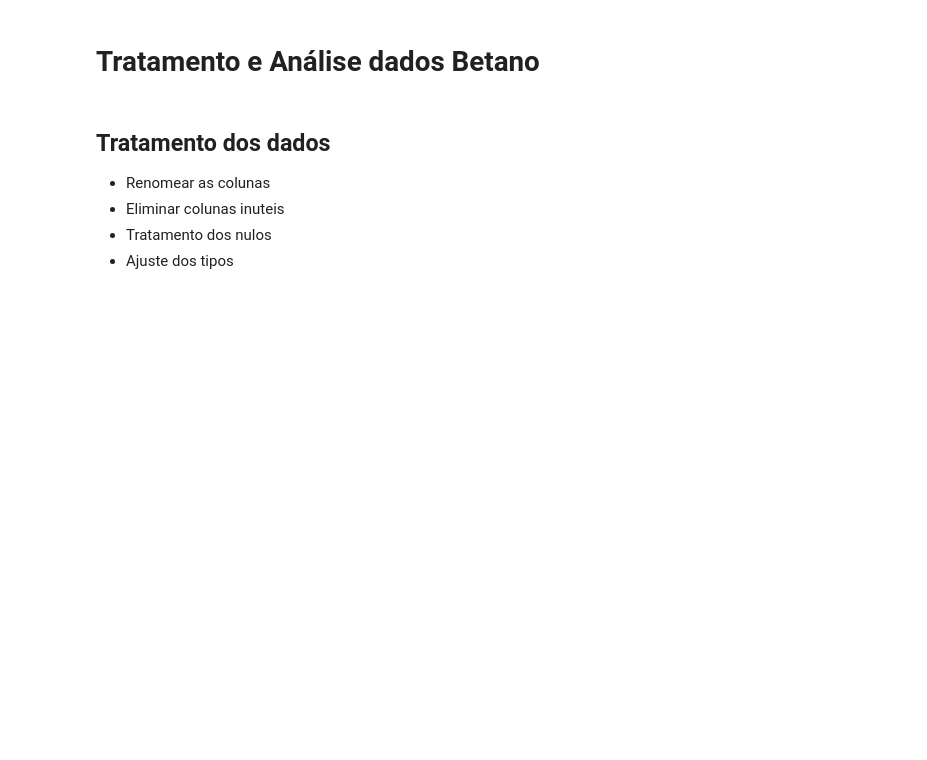
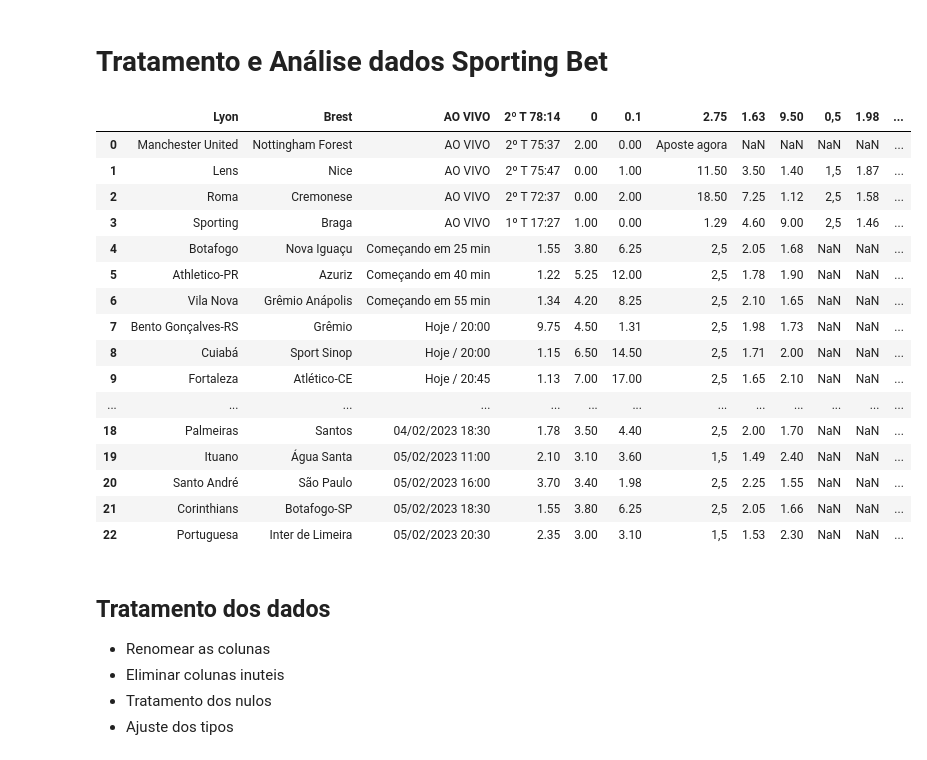
Before and after one commit to eusoulucas/surebet, a Jupyter notebook: analisysSportingB.ipynb, the cells around one changed output. Drawn from its saved outputs; the diff is of its cells as text; code cells hidden in the pictures; blank space fills up the shorter version.

```diff
--- a/analisysSportingB.ipynb
+++ b/analisysSportingB.ipynb
@@ -1,5 +1,5 @@
 # %% [markdown]
-# Tratamento e Análise dados Betano
+# Tratamento e Análise dados Sporting Bet
 # %%
 #IMPORTANDO AS BIBLIOTECAS NECESSÃRIAS
 import pandas as pd
@@ -9,3 +9,23 @@ df_ba = pd.read_csv('dados/jogos_betanoBrasil.csv', on_bad_lines='skip') # PULA
+# %%
+df_sb
+# %% [output]
+|  | Lyon | Brest | AO VIVO | 2º T 78:14 | 0 | 0.1 | 2.75 | 1.63 | 9.50 | 0,5 | 1.98 | ... |
+| 0 | Manchester United | Nottingham Forest | AO VIVO | 2º T 75:37 | 2.00 | 0.00 | Aposte agora | NaN | NaN | NaN | NaN | ... |
+| 1 | Lens | Nice | AO VIVO | 2º T 75:47 | 0.00 | 1.00 | 11.50 | 3.50 | 1.40 | 1,5 | 1.87 | ... |
+| 2 | Roma | Cremonese | AO VIVO | 2º T 72:37 | 0.00 | 2.00 | 18.50 | 7.25 | 1.12 | 2,5 | 1.58 | ... |
+| 3 | Sporting | Braga | AO VIVO | 1º T 17:27 | 1.00 | 0.00 | 1.29 | 4.60 | 9.00 | 2,5 | 1.46 | ... |
+| 4 | Botafogo | Nova Iguaçu | Começando em 25 min | 1.55 | 3.80 | 6.25 | 2,5 | 2.05 | 1.68 | NaN | NaN | ... |
+| 5 | Athletico-PR | Azuriz | Começando em 40 min | 1.22 | 5.25 | 12.00 | 2,5 | 1.78 | 1.90 | NaN | NaN | ... |
+| 6 | Vila Nova | Grêmio Anápolis | Começando em 55 min | 1.34 | 4.20 | 8.25 | 2,5 | 2.10 | 1.65 | NaN | NaN | ... |
+| 7 | Bento Gonçalves-RS | Grêmio | Hoje / 20:00 | 9.75 | 4.50 | 1.31 | 2,5 | 1.98 | 1.73 | NaN | NaN | ... |
+| 8 | Cuiabá | Sport Sinop | Hoje / 20:00 | 1.15 | 6.50 | 14.50 | 2,5 | 1.71 | 2.00 | NaN | NaN | ... |
+| 9 | Fortaleza | Atlético-CE | Hoje / 20:45 | 1.13 | 7.00 | 17.00 | 2,5 | 1.65 | 2.10 | NaN | NaN | ... |
+| ... | ... | ... | ... | ... | ... | ... | ... | ... | ... | ... | ... | ... |
+| 18 | Palmeiras | Santos | 04/02/2023 18:30 | 1.78 | 3.50 | 4.40 | 2,5 | 2.00 | 1.70 | NaN | NaN | ... |
+| 19 | Ituano | Água Santa | 05/02/2023 11:00 | 2.10 | 3.10 | 3.60 | 1,5 | 1.49 | 2.40 | NaN | NaN | ... |
+| 20 | Santo André | São Paulo | 05/02/2023 16:00 | 3.70 | 3.40 | 1.98 | 2,5 | 2.25 | 1.55 | NaN | NaN | ... |
+| 21 | Corinthians | Botafogo-SP | 05/02/2023 18:30 | 1.55 | 3.80 | 6.25 | 2,5 | 2.05 | 1.66 | NaN | NaN | ... |
+| 22 | Portuguesa | Inter de Limeira | 05/02/2023 20:30 | 2.35 | 3.00 | 3.10 | 1,5 | 1.53 | 2.30 | NaN | NaN | ... |
 # %% [markdown]
 ## Tratamento dos dados
 - Renomear as colunas
```
Also changed, not shown: parts of 14 cells of this notebook, 2 other files.
